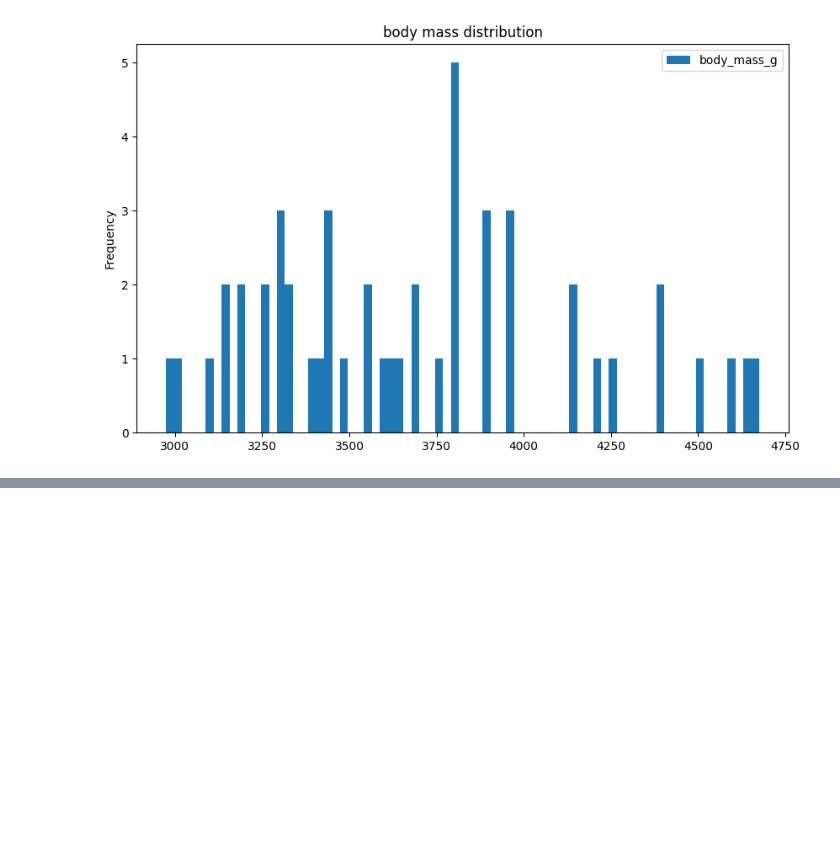
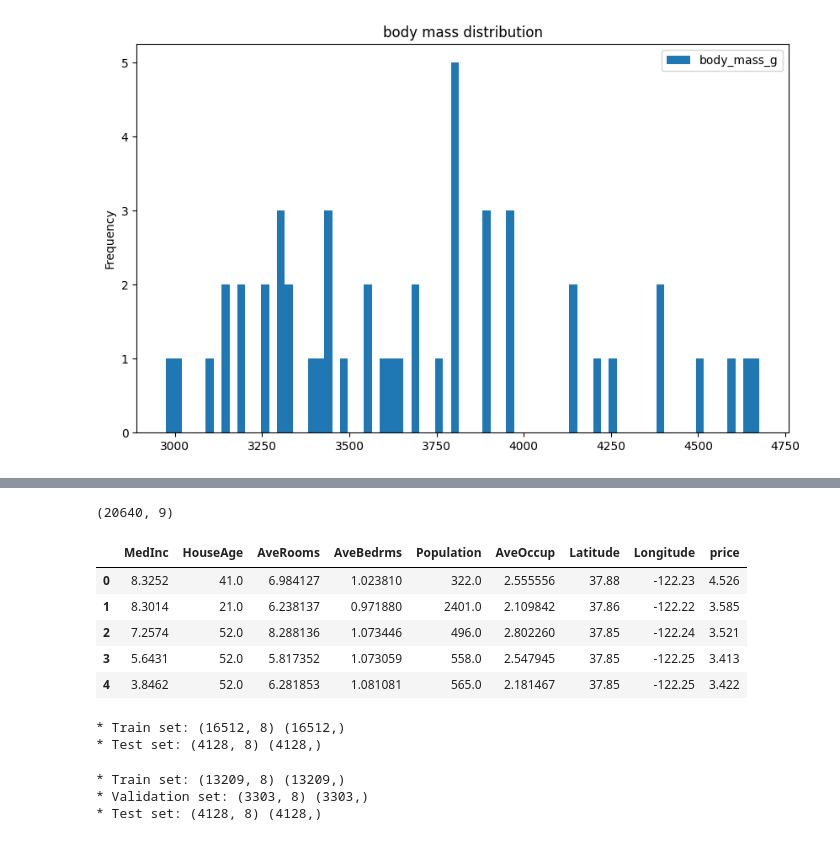
Before and after one commit to sabrina-corona-94/big-data-applications-02.02.26, a Jupyter notebook: jupyter_notebooks/.ipynb, the cells around one changed output, grey strips where cells are left out. Cells and saved outputs as stored; diff of their text form; code cells hidden in the pictures; blank space fills up the shorter version.

```diff
--- a/jupyter_notebooks/.ipynb
+++ b/jupyter_notebooks/.ipynb
@@ -712,0 +863,42 @@ plt.show()
+# %%
+data = fetch_california_housing()
+df = pd.DataFrame(data.data,columns=data.feature_names)
+df['price'] = pd.Series(data.target)
+print(df.shape)
+df.head()
+# %% [output]
+(20640, 9)
+|  | MedInc | HouseAge | AveRooms | AveBedrms | Population | AveOccup | Latitude | Longitude | price |
+| 0 | 8.3252 | 41.0 | 6.984127 | 1.023810 | 322.0 | 2.555556 | 37.88 | -122.23 | 4.526 |
+| 1 | 8.3014 | 21.0 | 6.238137 | 0.971880 | 2401.0 | 2.109842 | 37.86 | -122.22 | 3.585 |
+| 2 | 7.2574 | 52.0 | 8.288136 | 1.073446 | 496.0 | 2.802260 | 37.85 | -122.24 | 3.521 |
+| 3 | 5.6431 | 52.0 | 5.817352 | 1.073059 | 558.0 | 2.547945 | 37.85 | -122.25 | 3.413 |
+| 4 | 3.8462 | 52.0 | 6.281853 | 1.081081 | 565.0 | 2.181467 | 37.85 | -122.25 | 3.422 |
+# %%
+# First, we split into train and test sets
+X_train, X_test, y_train, y_test = train_test_split(
+                                    df.drop(['price'],axis=1),
+                                    df['price'],
+                                    test_size=0.2,
+                                    random_state=0
+                                    )
+print("* Train set:", X_train.shape, y_train.shape, "\n* Test set:",  X_test.shape, y_test.shape)
+# %% [output]
+* Train set: (16512, 8) (16512,)
+* Test set: (4128, 8) (4128,)
+# %%
+# Then, from the train set, we split a validation set. We set the validation set as 20% of the train set
+X_train, X_val, y_train, y_val = train_test_split(
+                                    X_train,
+                                    y_train,
+                                    test_size=0.2,
+                                    random_state=0
+                                    )
+
+print("* Train set:", X_train.shape, y_train.shape)
+print("* Validation set:",  X_val.shape, y_val.shape)
+print("* Test set:",   X_test.shape, y_test.shape)
+# %% [output]
+* Train set: (13209, 8) (13209,)
+* Validation set: (3303, 8) (3303,)
+* Test set: (4128, 8) (4128,)
```
Also changed, not shown: parts of 40 cells of this notebook, 1 other file.
